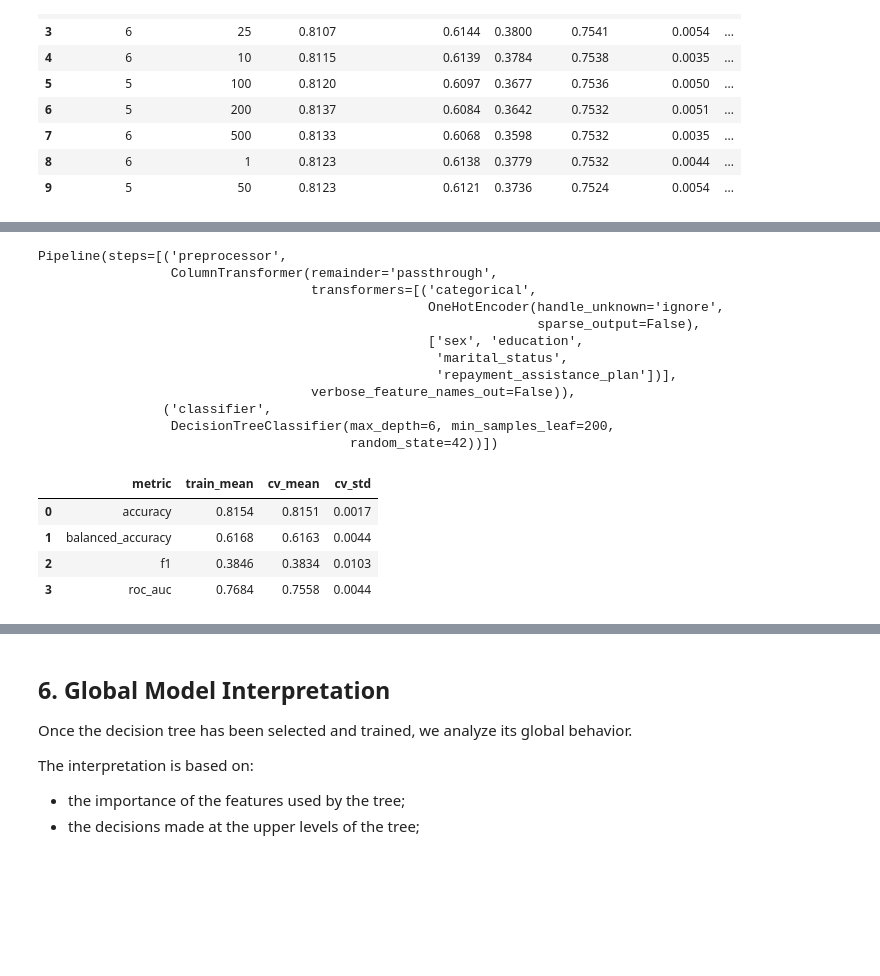
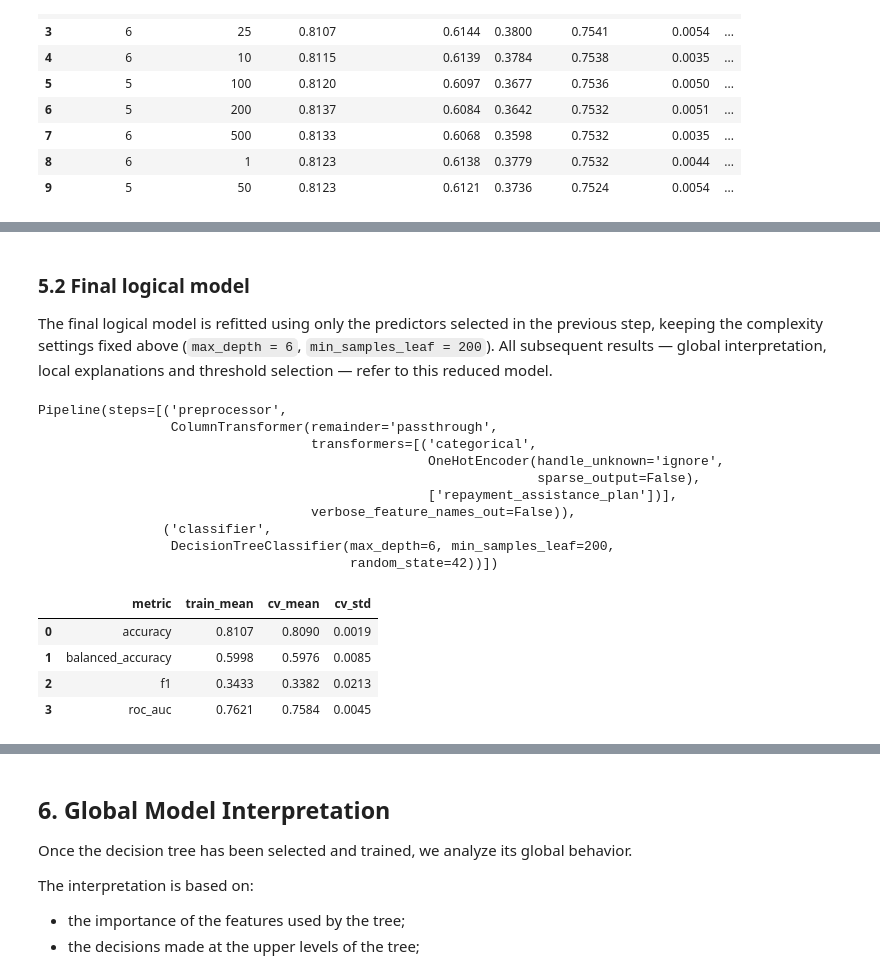
Before and after one commit to germansanchezz/iax-group-3, a Jupyter notebook: notebooks/phase1_decision_tree.ipynb, the cells around one changed output, grey strips where cells are left out. Cells and saved outputs as stored; diff of their text form; code cells hidden in the pictures; blank space fills up the shorter version.

Commit message:
added feature selection

```diff
--- a/notebooks/phase1_decision_tree.ipynb
+++ b/notebooks/phase1_decision_tree.ipynb
@@ -1053,10 +1252,15 @@ model.
+# %% [markdown]
+### 5.2 Final logical model
+
+The final logical model is refitted using only the predictors selected in the
+previous step, keeping the complexity settings fixed above
+(`max_depth = 6`, `min_samples_leaf = 200`). All subsequent results — global
+interpretation, local explanations and threshold selection — refer to this
+reduced model.
 # %%
-FINAL_MAX_DEPTH = 6
-FINAL_MIN_SAMPLES_LEAF = 200
-
 final_model = Pipeline(
     steps=[
-        ("preprocessor", preprocessor),
+        ("preprocessor", make_preprocessor(SELECTED_FEATURES)),
         (
             "classifier",
             DecisionTreeClassifier(
@@ -1068,7 +1272,7 @@ final_model = Pipeline(
     ]
 )
 
-final_model.fit(X, y)
+final_model.fit(X[SELECTED_FEATURES], y)
 
 final_model
 # %% [output]
@@ -1077,9 +1281,7 @@ Pipeline(steps=[('preprocessor',
                                    transformers=[('categorical',
                                                   OneHotEncoder(handle_unknown='ignore',
                                                                 sparse_output=False),
-                                                  ['sex', 'education',
-                                                   'marital_status',
-                                                   'repayment_assistance_plan'])],
+                                                  ['repayment_assistance_plan'])],
                                    verbose_feature_names_out=False)),
                 ('classifier',
                  DecisionTreeClassifier(max_depth=6, min_samples_leaf=200,
@@ -1087,7 +1289,7 @@ Pipeline(steps=[('preprocessor',
 # %%
 final_cv = cross_validate(
     final_model,
-    X,
+    X[SELECTED_FEATURES],
     y,
     cv=cv,
     scoring=scoring,
@@ -1100,37 +1302,37 @@ final_cv_results = pd.DataFrame(final_cv)
 final_summary = pd.DataFrame({
     "metric": [
         "accuracy",
         "balanced_accuracy",
         "f1",
         "roc_auc"
     ],
     "train_mean": [
         final_cv_results["train_accuracy"].mean(),
         final_cv_results["train_balanced_accuracy"].mean(),
         final_cv_results["train_f1"].mean(),
         final_cv_results["train_roc_auc"].mean()
     ],
     "cv_mean": [
         final_cv_results["test_accuracy"].mean(),
         final_cv_results["test_balanced_accuracy"].mean(),
         final_cv_results["test_f1"].mean(),
         final_cv_results["test_roc_auc"].mean()
     ],
     "cv_std": [
         final_cv_results["test_accuracy"].std(),
         final_cv_results["test_balanced_accuracy"].std(),
         final_cv_results["test_f1"].std(),
         final_cv_results["test_roc_auc"].std()
     ]
 })
 
 final_summary.round(4)
 # %% [output]
 |  | metric | train_mean | cv_mean | cv_std |
-| 0 | accuracy | 0.8154 | 0.8151 | 0.0017 |
-| 1 | balanced_accuracy | 0.6168 | 0.6163 | 0.0044 |
-| 2 | f1 | 0.3846 | 0.3834 | 0.0103 |
-| 3 | roc_auc | 0.7684 | 0.7558 | 0.0044 |
+| 0 | accuracy | 0.8107 | 0.8090 | 0.0019 |
+| 1 | balanced_accuracy | 0.5998 | 0.5976 | 0.0085 |
+| 2 | f1 | 0.3433 | 0.3382 | 0.0213 |
+| 3 | roc_auc | 0.7621 | 0.7584 | 0.0045 |
 # %%
 final_tree = final_model.named_steps["classifier"]
 
```
Also changed, not shown: parts of 33 cells of this notebook.
